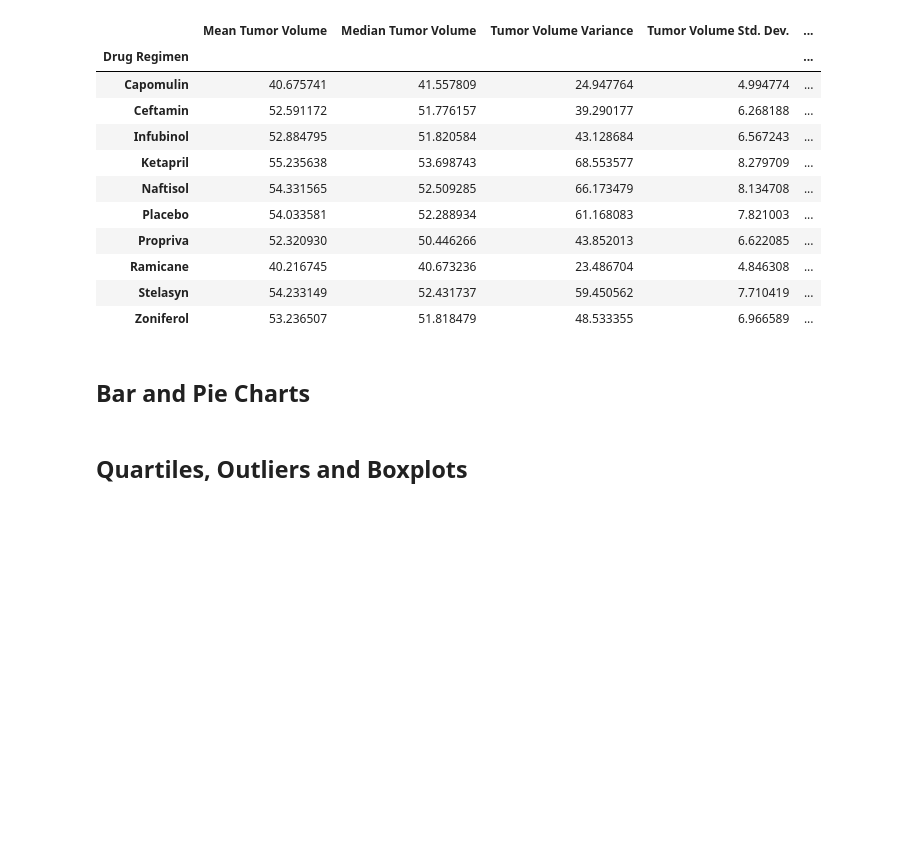
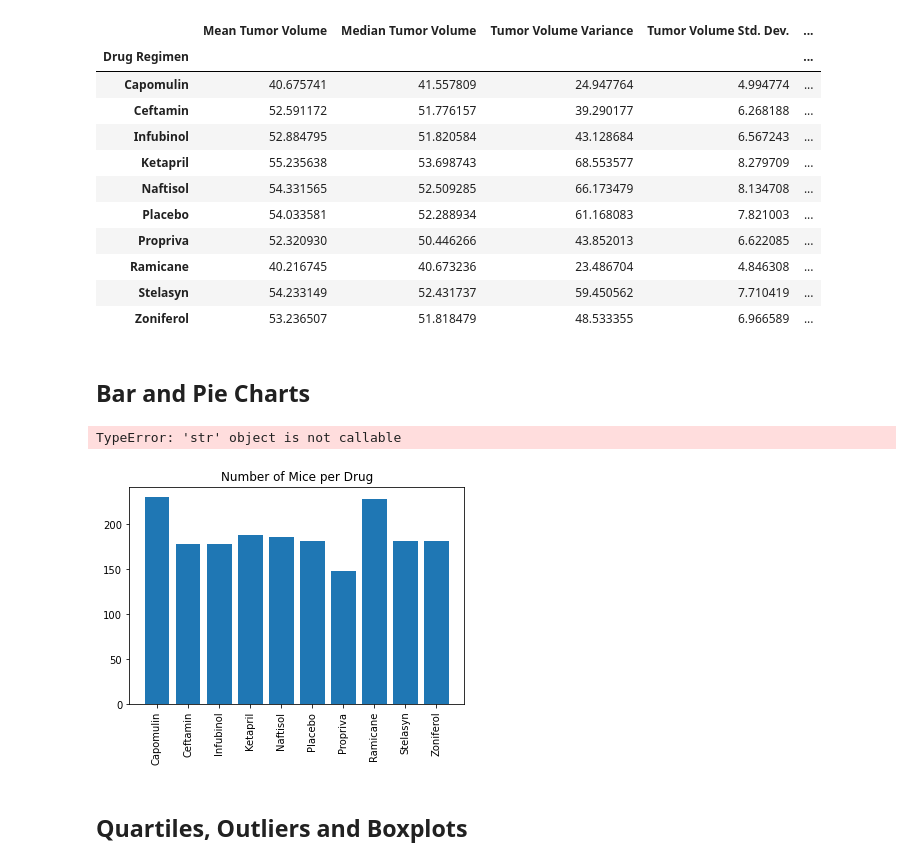
Before and after one commit to allison713/matplotlib-challenge, a Jupyter notebook: Pymaceuticals/pymaceuticals_starter.ipynb, the cells around one changed output. Cells and saved outputs as stored; diff of their text form; code cells hidden in the pictures; blank space fills up the shorter version.

Commit message:
Working on bar chart

```diff
--- a/Pymaceuticals/pymaceuticals_starter.ipynb
+++ b/Pymaceuticals/pymaceuticals_starter.ipynb
@@ -127,3 +125,19 @@ study_summary.head(15)
+# %%
+#Create a new dataframe with the drugs listed once and the counts for each
+bar_df = study_data_complete.groupby(["Drug Regimen"]).count().reset_index()
+
+#Label the x and y axes from the new data frame, mouse ID now contains the counts of mice.
+x_axis = bar_df["Drug Regimen"]
+y_axis = bar_df["Mouse ID"]
+
+#Generate a bar graph.
+plt.bar(x_axis,y_axis)
+plt.xticks(rotation = "vertical")
+plt.title("Number of Mice per Drug", loc = "center")
+plt.xlabel("Drug Regimen", loc = "center")
+# %% [output]
+TypeError: 'str' object is not callable
+[figure, added]
 # %%
 # Generate a bar plot showing the total number of timepoints for all mice tested for each drug regimen using pyplot.
 # %%
```
Also changed, not shown: parts of 1 cell of this notebook.
